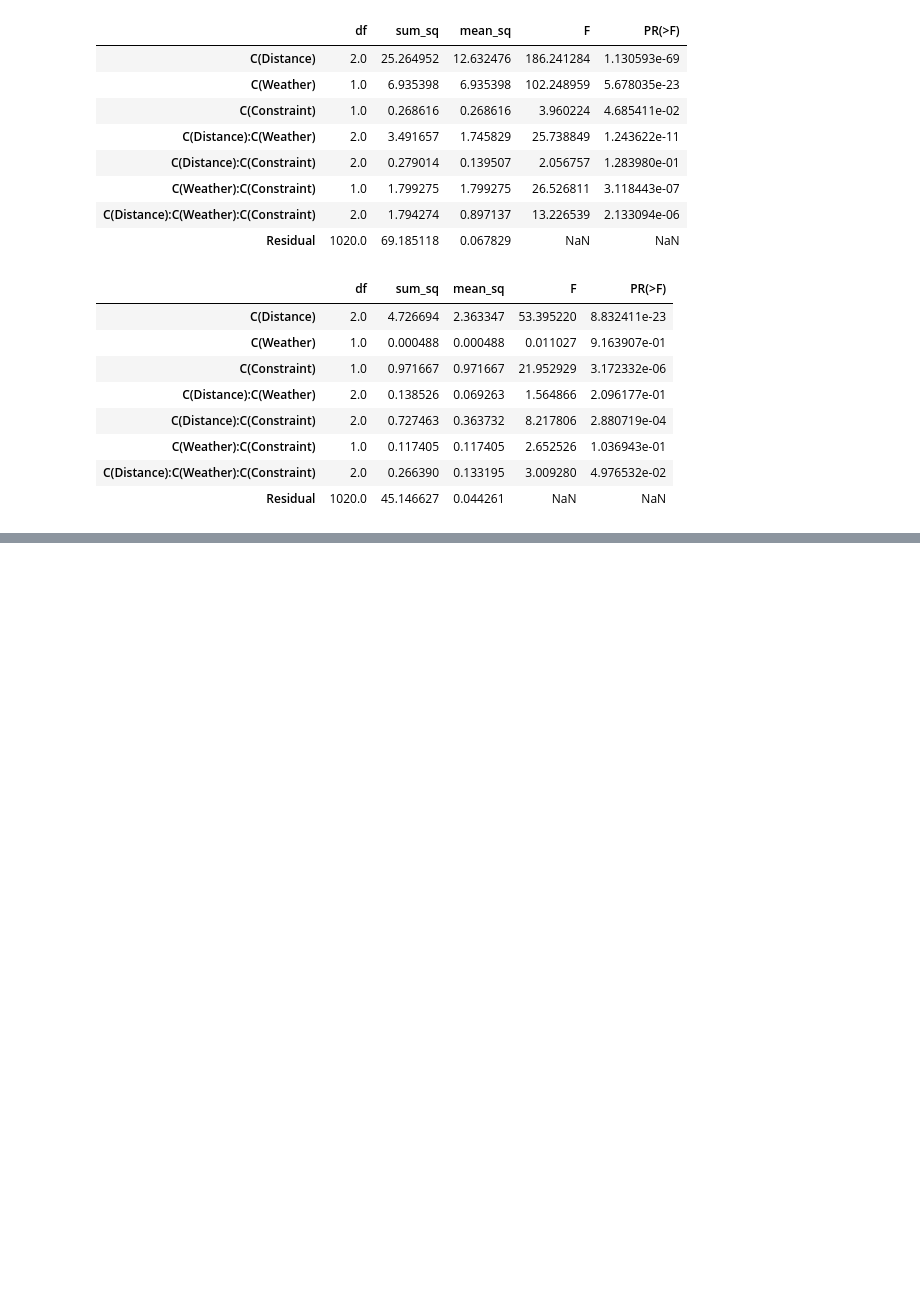
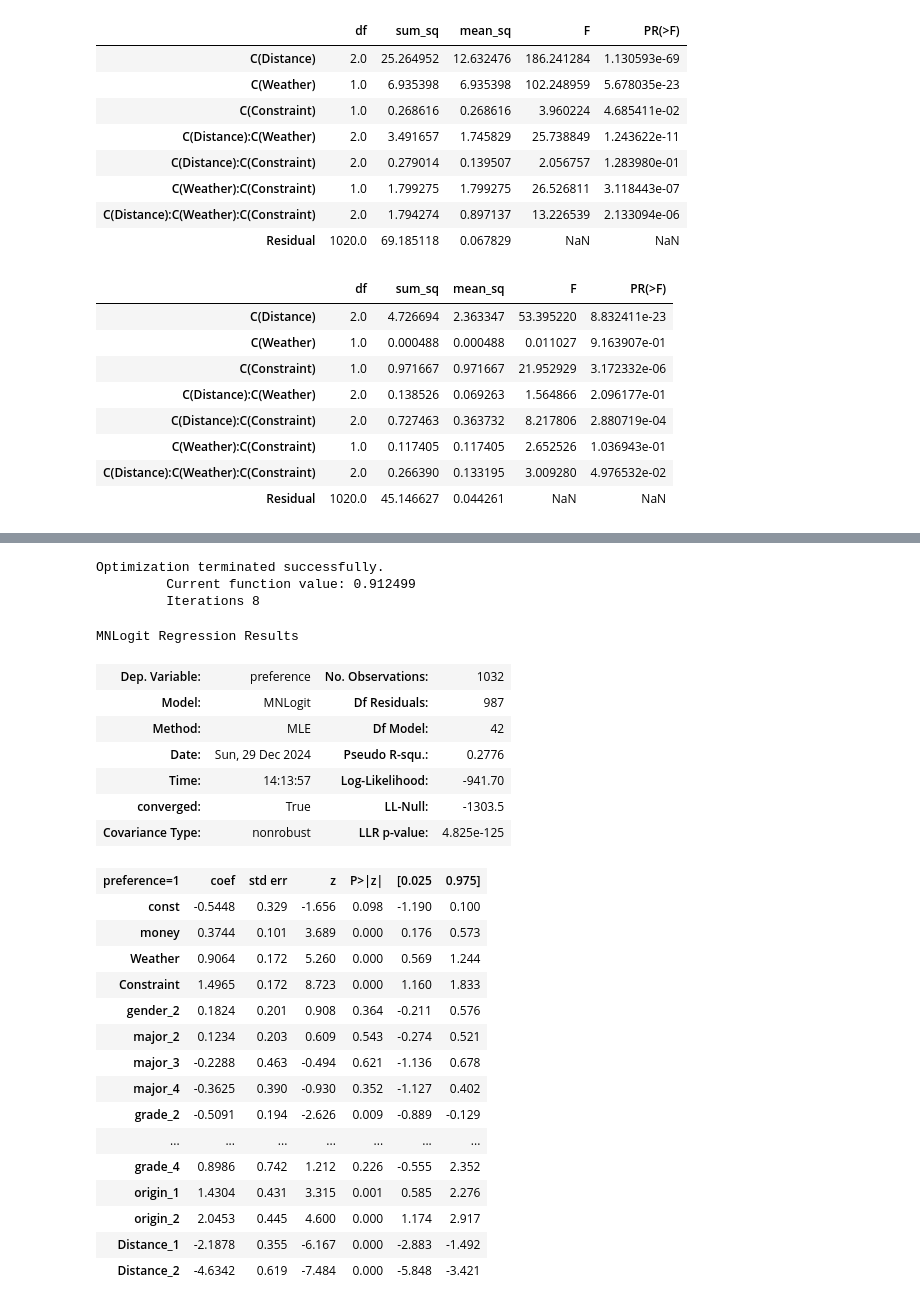
Before and after one commit to Github-1069/Jiaotong-Preference, a Jupyter notebook: Analysis.ipynb, the cells around one changed output, grey strips where cells are left out. Saved outputs shown, nothing was run; the diff lists cells and outputs as text; code cells hidden in the pictures; blank space fills up the shorter version.

Commit message:
multinomial logit implemented

```diff
--- a/Analysis.ipynb
+++ b/Analysis.ipynb
@@ -95,0 +101,14 @@ anova(df, 3)
+# %%
+properties = ['gender', 'major', 'grade', 'origin', 'money']
+df2 = df[properties].copy()
+# 把money转为zscore
+df2['money'] = (df2['money'] - df2['money'].mean()) / df2['money'].std()
+
+situations = ['101', '001', '211', '000', '200', '011', '010', '110', '201', '210', '111', '100']
+for i in situations:
+    start, end = i + '0', i + '3'
+    # In case of multiple occurrences of the maximum values,
+    # the indices corresponding to the first occurrence are returned.
+    preferences = np.argmax(df.loc[:, start:end], axis=1)
+    df2[i] = preferences
+df2.head()
@@ -95,0 +122,14 @@ anova(df, 3)
+# %%
+df2 = df2.melt(
+    id_vars=properties,
+    value_vars=situations,
+    var_name='situation',
+    value_name='preference'
+)
+S = ['Distance', 'Weather', 'Constraint']
+for i, s in enumerate(S):
+    df2[s] = df2['situation'].str[i]
+
+df2.drop('situation', axis=1, inplace=True)
+df2[S] = df2[S].astype(int)
+df2.head()
@@ -95,0 +143,5 @@ anova(df, 3)
+# %%
+# 获取独热编码
+one_hot_cols = ['gender', 'major', 'grade', 'origin', 'Distance']
+df2 = pd.get_dummies(df2, columns=one_hot_cols, drop_first=True, dtype=int)
+df2.head()
@@ -95,0 +175,34 @@ anova(df, 3)
+# %%
+X = df2.drop('preference', axis=1)
+X = add_constant(X)
+logit_model = sm.MNLogit(df2['preference'], X)
+logit_res = logit_model.fit()
+logit_res.summary()
+# %% [output]
+Optimization terminated successfully.
+         Current function value: 0.912499
+         Iterations 8
+MNLogit Regression Results
+| Dep. Variable: | preference | No. Observations: | 1032 |
+| Model: | MNLogit | Df Residuals: | 987 |
+| Method: | MLE | Df Model: | 42 |
+| Date: | Sun, 29 Dec 2024 | Pseudo R-squ.: | 0.2776 |
+| Time: | 14:13:57 | Log-Likelihood: | -941.70 |
+| converged: | True | LL-Null: | -1303.5 |
+| Covariance Type: | nonrobust | LLR p-value: | 4.825e-125 |
+| preference=1 | coef | std err | z | P>|z| | [0.025 | 0.975] |
+| const | -0.5448 | 0.329 | -1.656 | 0.098 | -1.190 | 0.100 |
+| money | 0.3744 | 0.101 | 3.689 | 0.000 | 0.176 | 0.573 |
+| Weather | 0.9064 | 0.172 | 5.260 | 0.000 | 0.569 | 1.244 |
+| Constraint | 1.4965 | 0.172 | 8.723 | 0.000 | 1.160 | 1.833 |
+| gender_2 | 0.1824 | 0.201 | 0.908 | 0.364 | -0.211 | 0.576 |
+| major_2 | 0.1234 | 0.203 | 0.609 | 0.543 | -0.274 | 0.521 |
+| major_3 | -0.2288 | 0.463 | -0.494 | 0.621 | -1.136 | 0.678 |
+| major_4 | -0.3625 | 0.390 | -0.930 | 0.352 | -1.127 | 0.402 |
+| grade_2 | -0.5091 | 0.194 | -2.626 | 0.009 | -0.889 | -0.129 |
+| ... | ... | ... | ... | ... | ... | ... |
+| grade_4 | 0.8986 | 0.742 | 1.212 | 0.226 | -0.555 | 2.352 |
+| origin_1 | 1.4304 | 0.431 | 3.315 | 0.001 | 0.585 | 2.276 |
+| origin_2 | 2.0453 | 0.445 | 4.600 | 0.000 | 1.174 | 2.917 |
+| Distance_1 | -2.1878 | 0.355 | -6.167 | 0.000 | -2.883 | -1.492 |
+| Distance_2 | -4.6342 | 0.619 | -7.484 | 0.000 | -5.848 | -3.421 |
```
Also changed, not shown: parts of 8 cells of this notebook, 1 other file.
